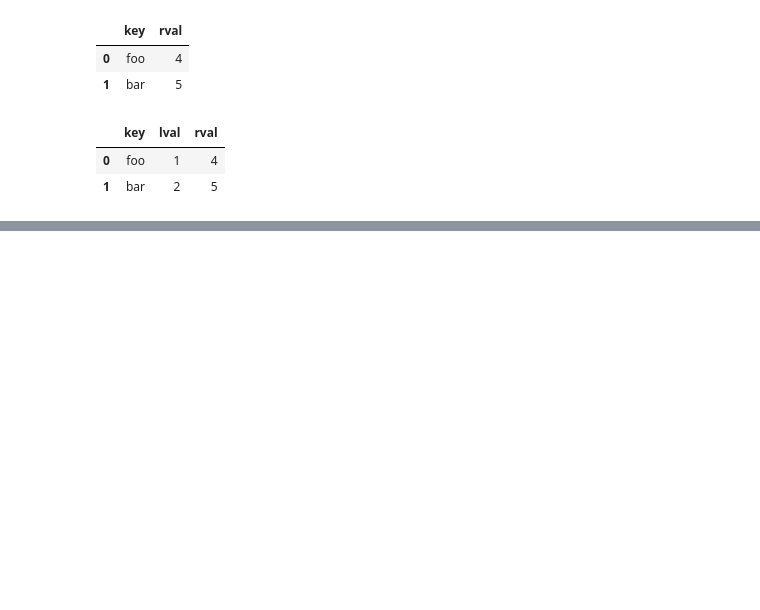
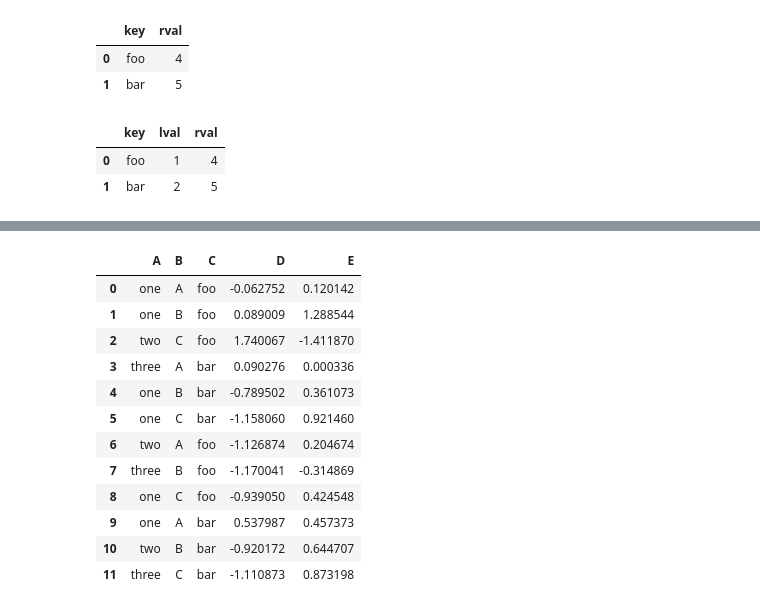
Before and after one commit to mattew8/Pandas_with_jupyter, a Jupyter notebook: pandas 기초.ipynb, the cells around one changed output, grey strips where cells are left out. Saved outputs shown, nothing was run; the diff lists cells and outputs as text; code cells hidden in the pictures; blank space fills up the shorter version.

```diff
--- a/pandas 기초.ipynb
+++ b/pandas 기초.ipynb
@@ -529,0 +653,21 @@ pd.merge(left, right, on='key')
+# %%
+df = pd.DataFrame({'A' : ['one', 'one', 'two', 'three'] * 3,
+                   'B' : ['A', 'B', 'C'] * 4,
+                   'C' : ['foo', 'foo', 'foo', 'bar', 'bar', 'bar'] * 2,
+                   'D' : np.random.randn(12),
+                   'E' : np.random.randn(12)})
+df
+# %% [output]
+|  | A | B | C | D | E |
+| 0 | one | A | foo | -0.062752 | 0.120142 |
+| 1 | one | B | foo | 0.089009 | 1.288544 |
+| 2 | two | C | foo | 1.740067 | -1.411870 |
+| 3 | three | A | bar | 0.090276 | 0.000336 |
+| 4 | one | B | bar | -0.789502 | 0.361073 |
+| 5 | one | C | bar | -1.158060 | 0.921460 |
+| 6 | two | A | foo | -1.126874 | 0.204674 |
+| 7 | three | B | foo | -1.170041 | -0.314869 |
+| 8 | one | C | foo | -0.939050 | 0.424548 |
+| 9 | one | A | bar | 0.537987 | 0.457373 |
+| 10 | two | B | bar | -0.920172 | 0.644707 |
+| 11 | three | C | bar | -1.110873 | 0.873198 |
```
Also changed, not shown: parts of 54 cells of this notebook.
